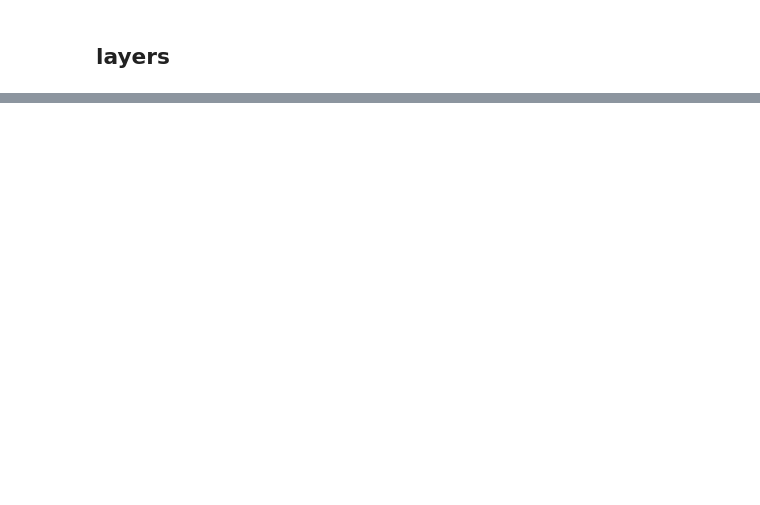
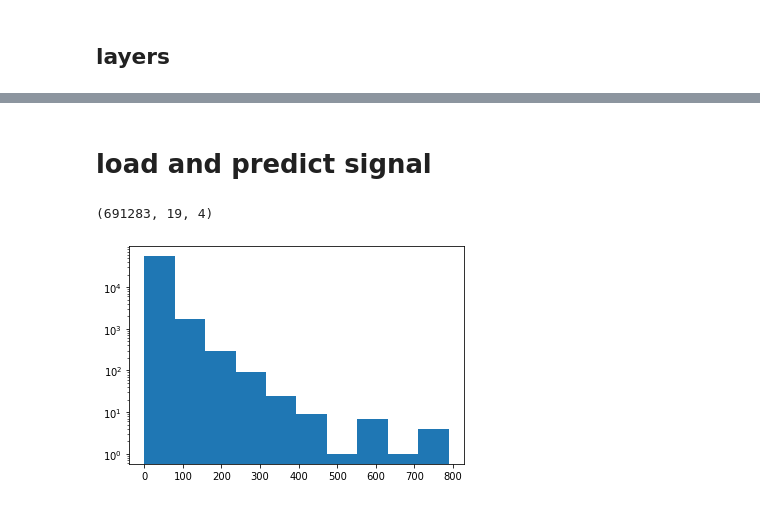
Before and after one commit to zi-bot2/ADC2021-examplecode, a Jupyter notebook: graph_vae.ipynb, the cells around one changed output, grey strips where cells are left out. Cells and saved outputs as stored; diff of their text form; code cells hidden in the pictures; blank space fills up the shorter version.

```diff
--- a/graph_vae.ipynb
+++ b/graph_vae.ipynb
@@ -192,0 +350,14 @@ class GraphVariationalAutoencoder(GraphAutoencoder):
+# %% [markdown]
+# load and predict signal
+# %%
+# set the correct signal filename
+filename = 'signal_file'
+ff = h5py.File(filename, 'r')
+particles_signal = np.asarray(ff.get('Particles'))
+# %%
+particles_signal.shape
+# %% [output]
+(691283, 19, 4)
+# %%
+# features: array([b'Pt', b'Eta', b'Phi', b'Class'], dtype='|S5')
+particles_signal_test = particles_signal[:3000]
@@ -192,0 +367,5 @@ class GraphVariationalAutoencoder(GraphAutoencoder):
+# %%
+plt.hist(particles_signal_test[:,:,0].flatten())
+plt.yscale('log')
+# %% [output]
+[figure, added]
```
Also changed, not shown: parts of 63 cells of this notebook.
